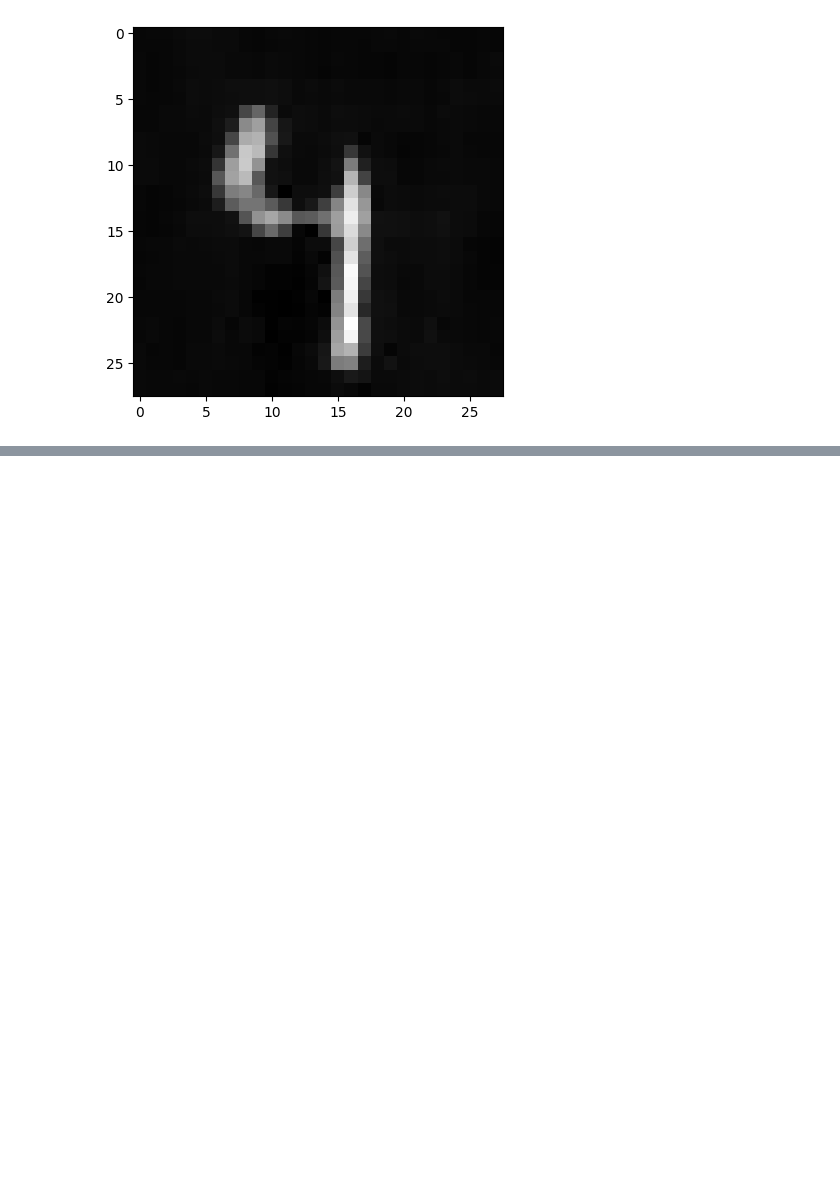
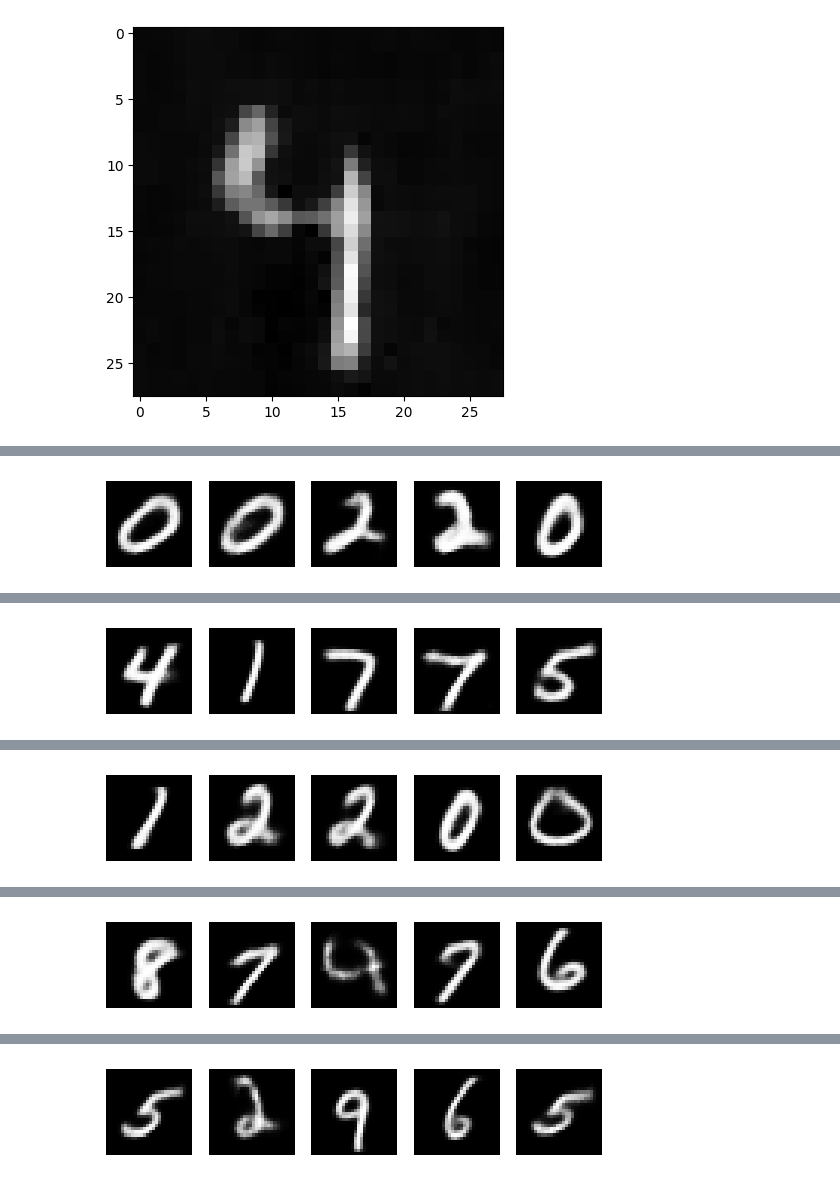
Before and after one commit to Cheslaff/Papers-Please, a Jupyter notebook: Generative/Image/VariationalAutoEncoder/VariationalAutoEncoders.ipynb, the cells around one changed output, grey strips where cells are left out. Saved outputs shown, nothing was run; the diff lists cells and outputs as text; code cells hidden in the pictures; blank space fills up the shorter version.

```diff
--- a/Generative/Image/VariationalAutoEncoder/VariationalAutoEncoders.ipynb
+++ b/Generative/Image/VariationalAutoEncoder/VariationalAutoEncoders.ipynb
@@ -322,0 +435,48 @@ plt.imshow(dream.squeeze(0).permute(1, 2, 0), cmap="gray");
+# %%
+vae = VAE(VEncoder, VDecoder, input_channels=1, latent_dim=8)
+optimizer = torch.optim.Adam(vae.parameters(), lr=1e-3)
+lr_scheduler = torch.optim.lr_scheduler.StepLR(optimizer, step_size=5, gamma=0.3)
+# %%
+vae.to(device)
+
+epochs = 20
+# %%
+for epoch in range(epochs):
+    # Train step
+    vae.train()
+    train_loss = 0
+    for image_batch, _ in train_dataloader:
+        image_batch = image_batch.to(device)
+
+        dream, mu, logvar = vae(image_batch)
+        loss = vae_loss(dream, image_batch, mu, logvar)
+        train_loss += loss
+
+        optimizer.zero_grad()
+        loss.backward()
+        optimizer.step()
+
+    print(f"epoch: {epoch + 1}. Train loss: {train_loss / len(train_dataloader)}")
+    lr_scheduler.step()
+
+    # Val step
+    vae.eval()
+    with torch.inference_mode():
+        val_loss = 0
+        for image_batch, _ in val_dataloader:
+            image_batch = image_batch.to(device)
+
+            dream, _, _ = vae(image_batch)
+            loss = vae_loss(dream, image_batch, mu, logvar)
+            val_loss += loss
+
+        print(f"epoch: {epoch + 1}. Val loss: {val_loss / len(val_dataloader)}")
+
+    if (epoch + 1) % 4 == 0:
+        fig=plt.figure()
+        for i in range(5):
+            plt.subplot(1,5,i+1)
+            plt.axis("off")
+            plt.imshow(dream[i].permute(1, 2, 0).detach().numpy(), cmap="gray")
+        plt.show();
+# %% [output]
@@ -322,0 +491 @@ plt.imshow(dream.squeeze(0).permute(1, 2, 0), cmap="gray");
+[figure, added]
@@ -322,0 +500 @@ plt.imshow(dream.squeeze(0).permute(1, 2, 0), cmap="gray");
+[figure, added]
@@ -322,0 +509 @@ plt.imshow(dream.squeeze(0).permute(1, 2, 0), cmap="gray");
+[figure, added]
@@ -322,0 +518 @@ plt.imshow(dream.squeeze(0).permute(1, 2, 0), cmap="gray");
+[figure, added]
@@ -322,0 +527 @@ plt.imshow(dream.squeeze(0).permute(1, 2, 0), cmap="gray");
+[figure, added]
```
Also changed, not shown: parts of 8 cells of this notebook.
